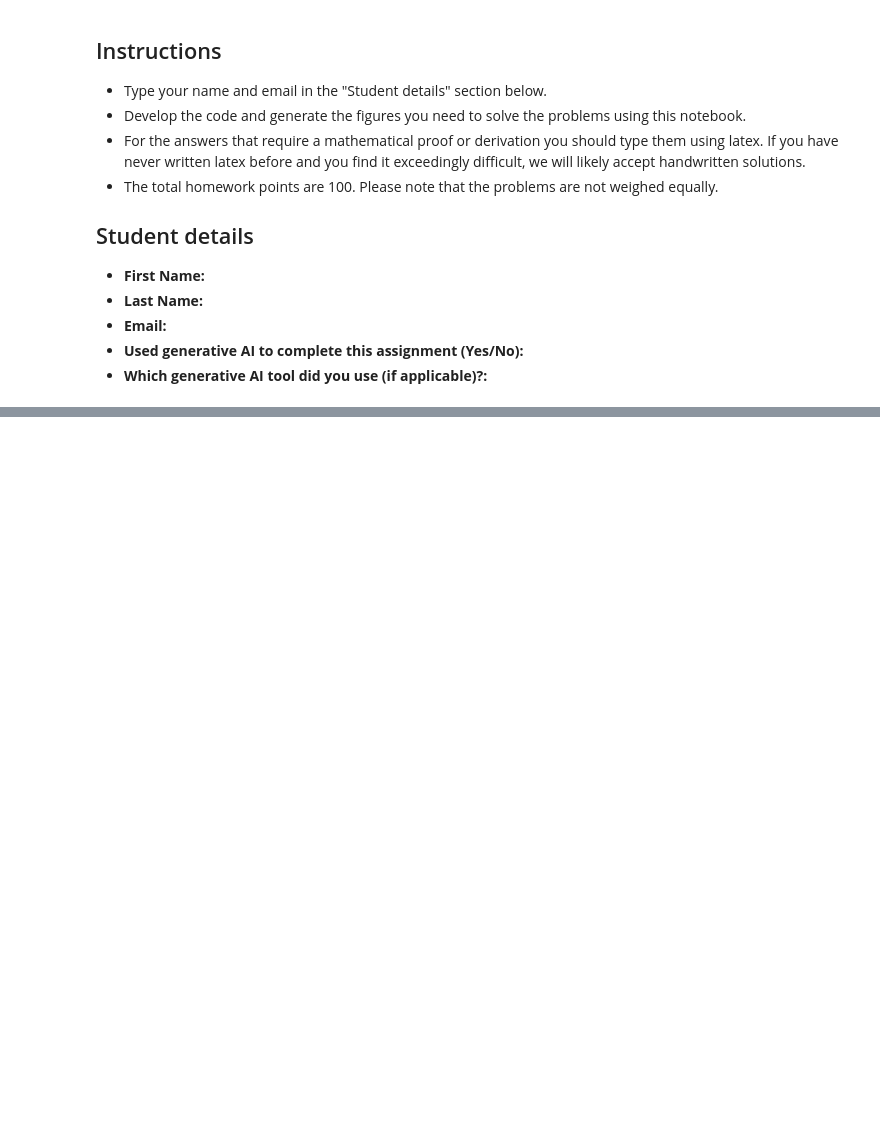
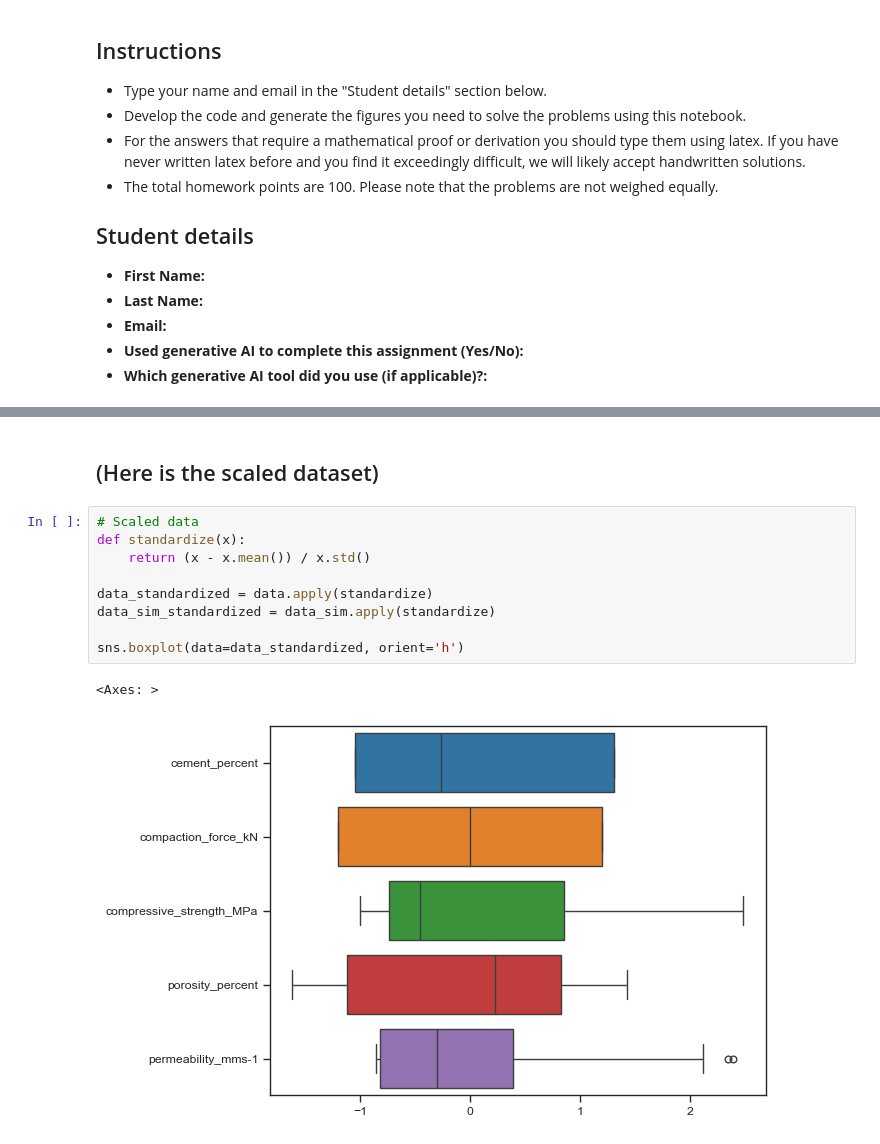
Before and after one commit to PredictiveScienceLab/advanced-scientific-machine-learning, a Jupyter notebook: book/homework/04_homework.ipynb, the cells around one changed output, grey strips where cells are left out. Saved outputs shown, nothing was run; the diff lists cells and outputs as text; blank space fills up the shorter version.

```diff
--- a/book/homework/04_homework.ipynb
+++ b/book/homework/04_homework.ipynb
@@ -32,0 +87,14 @@ sns.set_style("ticks");
+# %% [markdown]
+## (Here is the scaled dataset)
+# %%
+# Scaled data
+def standardize(x):
+    return (x - x.mean()) / x.std()
+
+data_standardized = data.apply(standardize)
+data_sim_standardized = data_sim.apply(standardize)
+
+sns.boxplot(data=data_standardized, orient='h')
+# %% [output]
+<Axes: >
+[figure, added]
```
Also changed, not shown: parts of 12 cells of this notebook.
